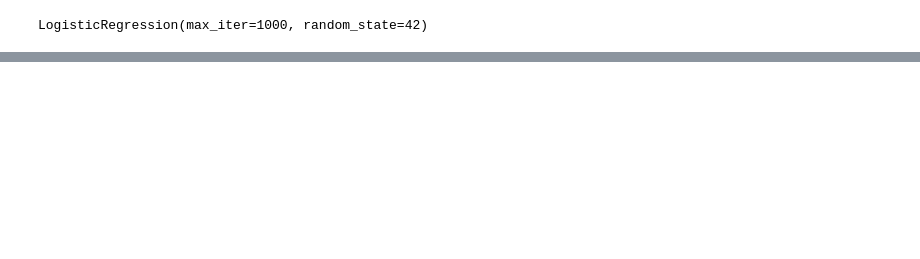
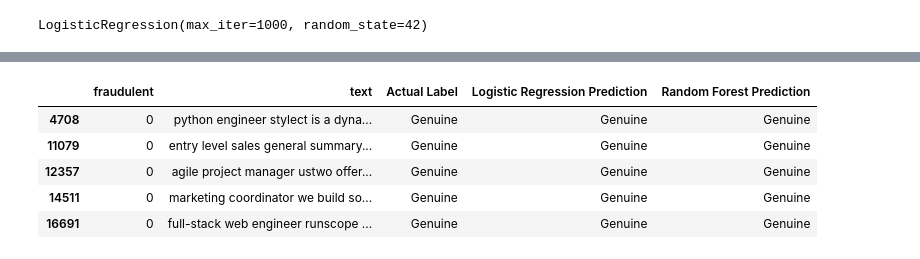
Before and after one commit to Simar-123/Fake-Job-Detection, a Jupyter notebook: Fake Job Detection.ipynb, the cells around one changed output, grey strips where cells are left out. Cells and saved outputs as stored; diff of their text form; code cells hidden in the pictures; blank space fills up the shorter version.

```diff
--- a/Fake Job Detection.ipynb
+++ b/Fake Job Detection.ipynb
@@ -390,6 +380,9 @@ Requirement already satisfied: joblib>=1.4.0 in /usr/local/lib/python3.12/dist-p
 Requirement already satisfied: narwhals>=2.0.1 in /usr/local/lib/python3.12/dist-packages (from scikit-learn) (2.22.1)
 Requirement already satisfied: threadpoolctl>=3.5.0 in /usr/local/lib/python3.12/dist-packages (from scikit-learn) (3.6.0)
 # %%
+# Before dropping 'text' from df, save a copy for test_df creation
+df_for_test_df = df.copy()
+
 cv=TfidfVectorizer(max_features=100)
 x=cv.fit_transform(df['text'])
 df1=pd.DataFrame(x.toarray(),columns=cv.get_feature_names_out())
@@ -522,0 +512,29 @@ plt.show()
+# %%
+# Create a dataframe with the test records
+# Use the preserved df_for_test_df which still has the 'text' and 'fraudulent' columns
+test_df = df_for_test_df.loc[y_test.index].copy()
+
+# Add actual labels
+test_df["Actual Label"] = y_test
+
+# Add Logistic Regression predictions
+test_df["Logistic Regression Prediction"] = lr_pred
+
+# Add Random Forest predictions
+test_df["Random Forest Prediction"] = pred
+
+# Convert 0 and 1 into text
+label_map = {0: "Genuine", 1: "Fake"}
+
+test_df["Actual Label"] = test_df["Actual Label"].map(label_map)
+test_df["Logistic Regression Prediction"] = test_df["Logistic Regression Prediction"].map(label_map)
+test_df["Random Forest Prediction"] = test_df["Random Forest Prediction"].map(label_map)
+# %%
+test_df.head()
+# %% [output]
+|  | fraudulent | text | Actual Label | Logistic Regression Prediction | Random Forest Prediction |
+| 4708 | 0 | python engineer stylect is a dyna... | Genuine | Genuine | Genuine |
+| 11079 | 0 | entry level sales general summary... | Genuine | Genuine | Genuine |
+| 12357 | 0 | agile project manager ustwo offer... | Genuine | Genuine | Genuine |
+| 14511 | 0 | marketing coordinator we build so... | Genuine | Genuine | Genuine |
+| 16691 | 0 | full-stack web engineer runscope ... | Genuine | Genuine | Genuine |
```
Also changed, not shown: parts of 20 cells of this notebook.
